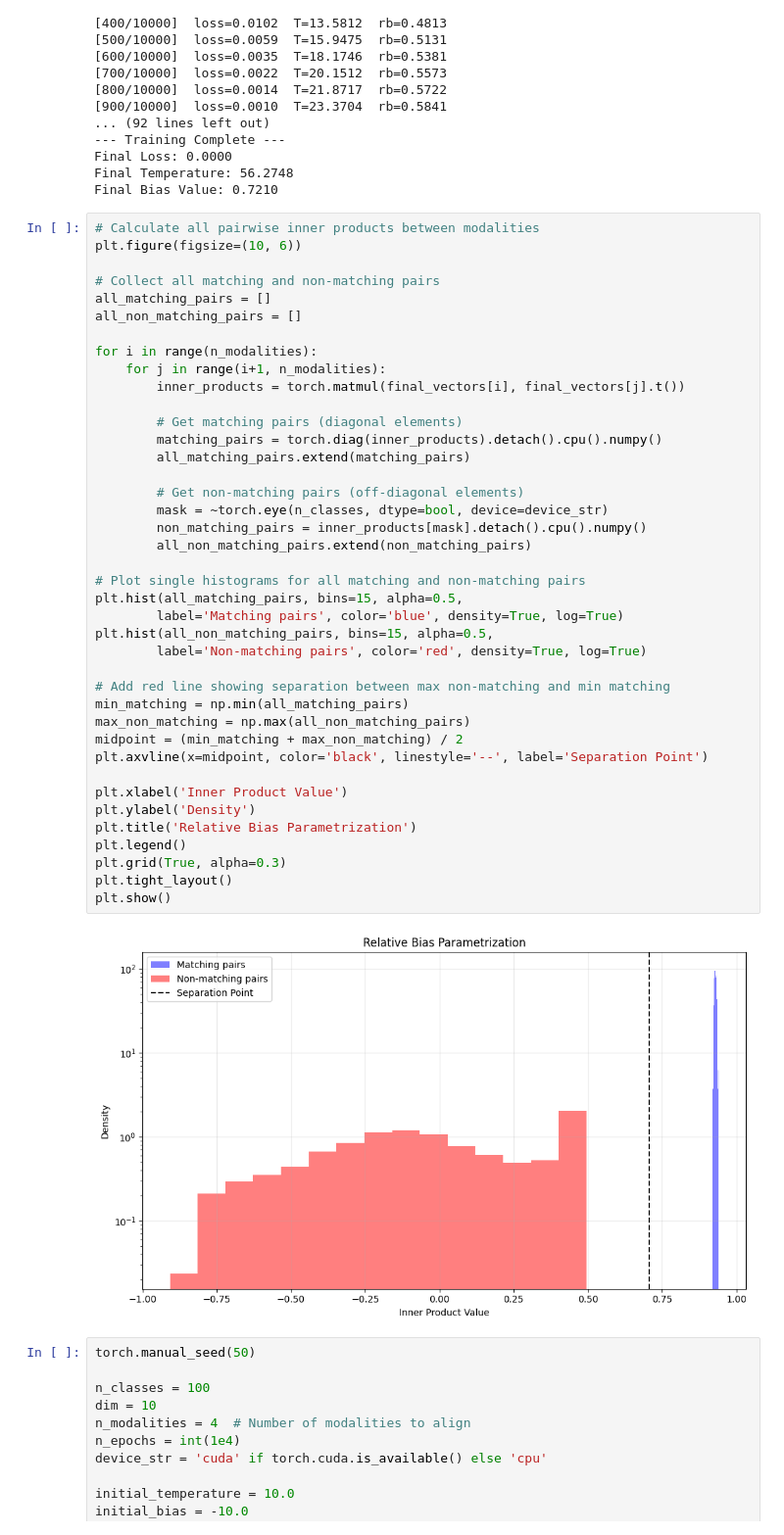
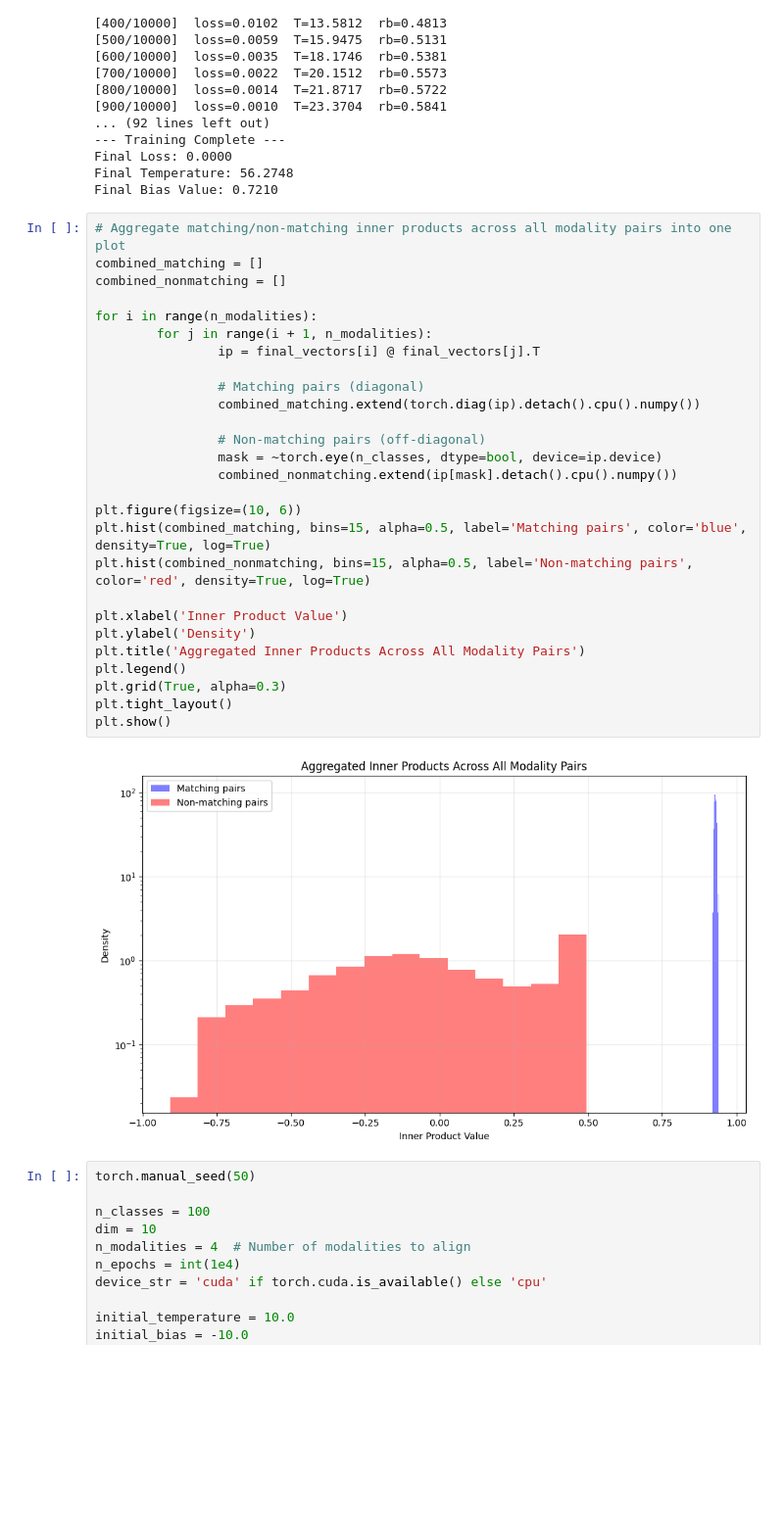
Before and after one commit to BangachevKiril/RepresentationLearningTheory, a Jupyter notebook: SigLIP/MoreModalities.ipynb, the cells around one changed output. Shown: that part at 98% size. Cells and saved outputs as stored; diff of their text form; blank space fills up the shorter version.

```diff
--- a/SigLIP/MoreModalities.ipynb
+++ b/SigLIP/MoreModalities.ipynb
@@ -98,47 +101,34 @@ Final Loss: 0.0000
 Final Temperature: 56.2748
 Final Bias Value: 0.7210
 # %%
-# Calculate all pairwise inner products between modalities
-plt.figure(figsize=(10, 6))
-
-# Collect all matching and non-matching pairs
-all_matching_pairs = []
-all_non_matching_pairs = []
+# Aggregate matching/non-matching inner products across all modality pairs into one plot
+combined_matching = []
+combined_nonmatching = []
 
 for i in range(n_modalities):
-    for j in range(i+1, n_modalities):
-        inner_products = torch.matmul(final_vectors[i], final_vectors[j].t())
+        for j in range(i + 1, n_modalities):
+                ip = final_vectors[i] @ final_vectors[j].T
 
-        # Get matching pairs (diagonal elements)
-        matching_pairs = torch.diag(inner_products).detach().cpu().numpy()
-        all_matching_pairs.extend(matching_pairs)
+                # Matching pairs (diagonal)
+                combined_matching.extend(torch.diag(ip).detach().cpu().numpy())
 
-        # Get non-matching pairs (off-diagonal elements)
-        mask = ~torch.eye(n_classes, dtype=bool, device=device_str)
-        non_matching_pairs = inner_products[mask].detach().cpu().numpy()
-        all_non_matching_pairs.extend(non_matching_pairs)
+                # Non-matching pairs (off-diagonal)
+                mask = ~torch.eye(n_classes, dtype=bool, device=ip.device)
+                combined_nonmatching.extend(ip[mask].detach().cpu().numpy())
 
-# Plot single histograms for all matching and non-matching pairs
-plt.hist(all_matching_pairs, bins=15, alpha=0.5,
-        label='Matching pairs', color='blue', density=True, log=True)
-plt.hist(all_non_matching_pairs, bins=15, alpha=0.5,
-        label='Non-matching pairs', color='red', density=True, log=True)
-
-# Add red line showing separation between max non-matching and min matching
-min_matching = np.min(all_matching_pairs)
-max_non_matching = np.max(all_non_matching_pairs)
-midpoint = (min_matching + max_non_matching) / 2
-plt.axvline(x=midpoint, color='black', linestyle='--', label='Separation Point')
+plt.figure(figsize=(10, 6))
+plt.hist(combined_matching, bins=15, alpha=0.5, label='Matching pairs', color='blue', density=True, log=True)
+plt.hist(combined_nonmatching, bins=15, alpha=0.5, label='Non-matching pairs', color='red', density=True, log=True)
 
 plt.xlabel('Inner Product Value')
 plt.ylabel('Density')
-plt.title('Relative Bias Parametrization')
+plt.title('Aggregated Inner Products Across All Modality Pairs')
 plt.legend()
 plt.grid(True, alpha=0.3)
 plt.tight_layout()
 plt.show()
 # %% [output]
-[figure, old version]
+[figure, new version]
 # %%
 torch.manual_seed(50)
 
```
Also changed, not shown: parts of 3 cells of this notebook, 5 other files.
